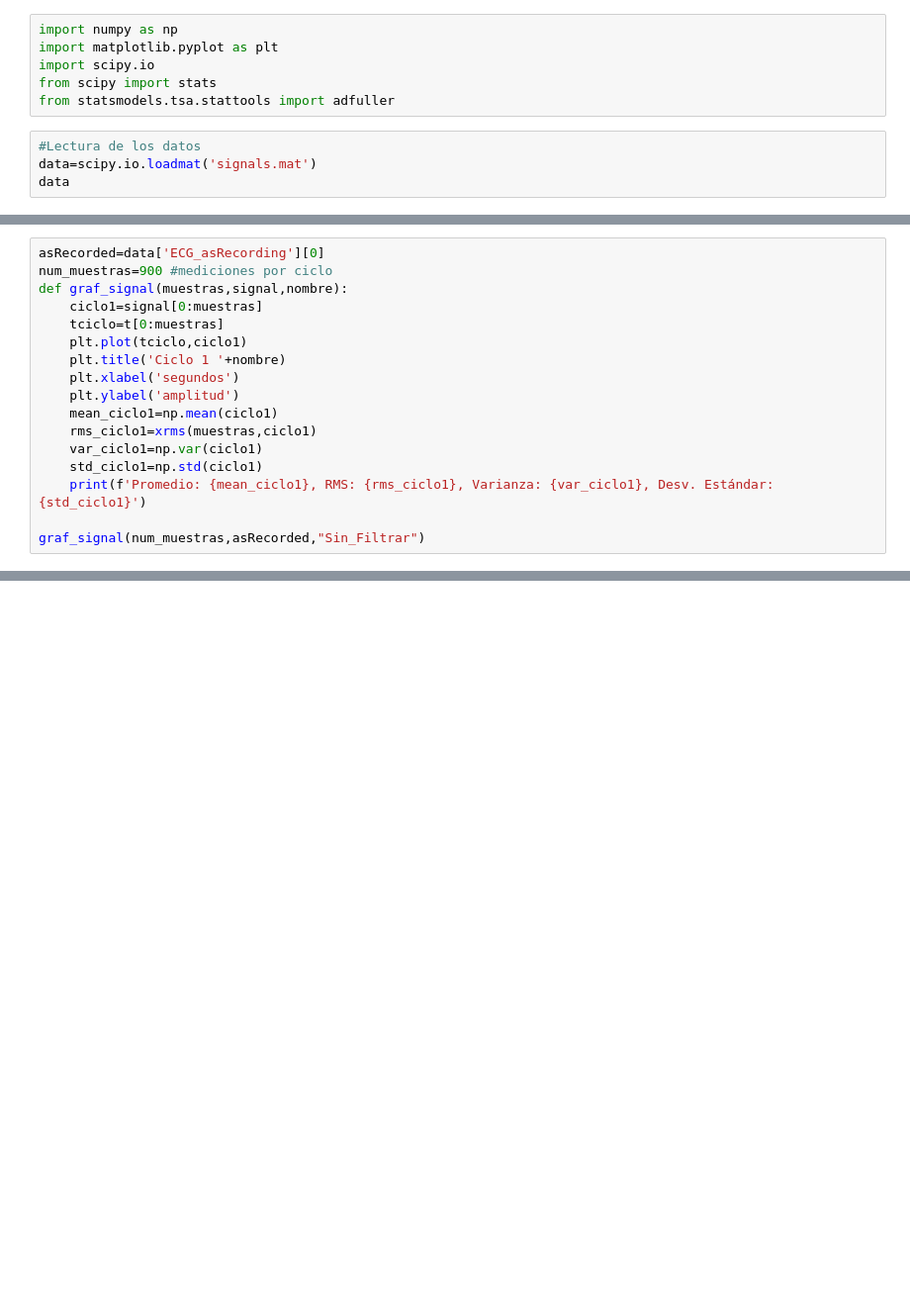
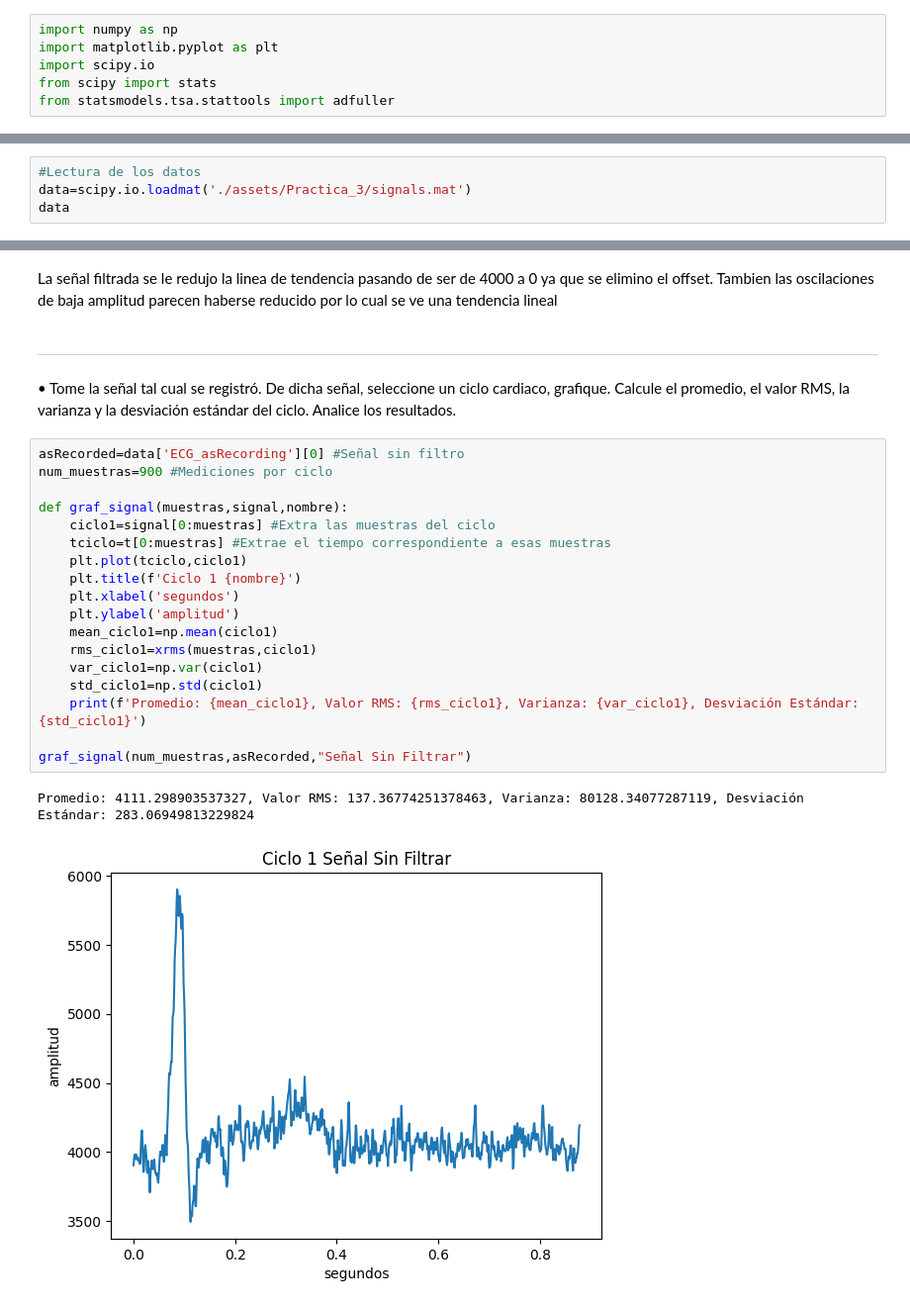
Before and after one commit to MariaOs02/LabBiosenales, a Jupyter notebook: Practica3.ipynb, the cells around one changed output, grey strips where cells are left out. Shown at 99% size. Cells and saved outputs as stored; diff of their text form; blank space fills up the shorter version.

Commit message:
Update finished Practica3

```diff
--- a/Practica3.ipynb
+++ b/Practica3.ipynb
@@ -10,7 +10,3 @@ import matplotlib.pyplot as plt
 import scipy.io
 from scipy import stats
 from statsmodels.tsa.stattools import adfuller
-# %%
-#Lectura de los datos
-data=scipy.io.loadmat('signals.mat')
-data
@@ -78,17 +12,0 @@ La señal filtrada se le redujo la linea de tendencia ya que paso de ser de 4000
-# %%
-asRecorded=data['ECG_asRecording'][0]
-num_muestras=900 #mediciones por ciclo
-def graf_signal(muestras,signal,nombre):
-    ciclo1=signal[0:muestras]
-    tciclo=t[0:muestras]
-    plt.plot(tciclo,ciclo1)
-    plt.title('Ciclo 1 '+nombre)
-    plt.xlabel('segundos')
-    plt.ylabel('amplitud')
-    mean_ciclo1=np.mean(ciclo1)
-    rms_ciclo1=xrms(muestras,ciclo1)
-    var_ciclo1=np.var(ciclo1)
-    std_ciclo1=np.std(ciclo1)
-    print(f'Promedio: {mean_ciclo1}, RMS: {rms_ciclo1}, Varianza: {var_ciclo1}, Desv. Estándar: {std_ciclo1}')
-
-graf_signal(num_muestras,asRecorded,"Sin_Filtrar")
@@ -207,0 +13,4 @@ ADF=-1.8382789248390698
+# %%
+#Lectura de los datos
+data=scipy.io.loadmat('./assets/Practica_3/signals.mat')
+data
@@ -207,0 +77,26 @@ ADF=-1.8382789248390698
+# %% [markdown]
+La señal filtrada se le redujo la linea de tendencia pasando de ser de 4000 a 0 ya que se elimino el offset. Tambien las oscilaciones de baja amplitud parecen haberse reducido por lo cual se ve una tendencia lineal
+# %% [markdown]
+---
+•	Tome la señal tal cual se registró. De dicha señal, seleccione un ciclo cardiaco, grafique. Calcule el promedio, el valor RMS, la varianza y la desviación estándar del ciclo. Analice los resultados.
+# %%
+asRecorded=data['ECG_asRecording'][0] #Señal sin filtro
+num_muestras=900 #Mediciones por ciclo
+
+def graf_signal(muestras,signal,nombre):
+    ciclo1=signal[0:muestras] #Extra las muestras del ciclo
+    tciclo=t[0:muestras] #Extrae el tiempo correspondiente a esas muestras
+    plt.plot(tciclo,ciclo1)
+    plt.title(f'Ciclo 1 {nombre}')
+    plt.xlabel('segundos')
+    plt.ylabel('amplitud')
+    mean_ciclo1=np.mean(ciclo1)
+    rms_ciclo1=xrms(muestras,ciclo1)
+    var_ciclo1=np.var(ciclo1)
+    std_ciclo1=np.std(ciclo1)
+    print(f'Promedio: {mean_ciclo1}, Valor RMS: {rms_ciclo1}, Varianza: {var_ciclo1}, Desviación Estándar: {std_ciclo1}')
+
+graf_signal(num_muestras,asRecorded,"Señal Sin Filtrar")
+# %% [output]
+Promedio: 4111.298903537327, Valor RMS: 137.36774251378463, Varianza: 80128.34077287119, Desviación Estándar: 283.06949813229824
+[figure, added]
```
Also changed, not shown: parts of 47 cells of this notebook, 2 other files.
